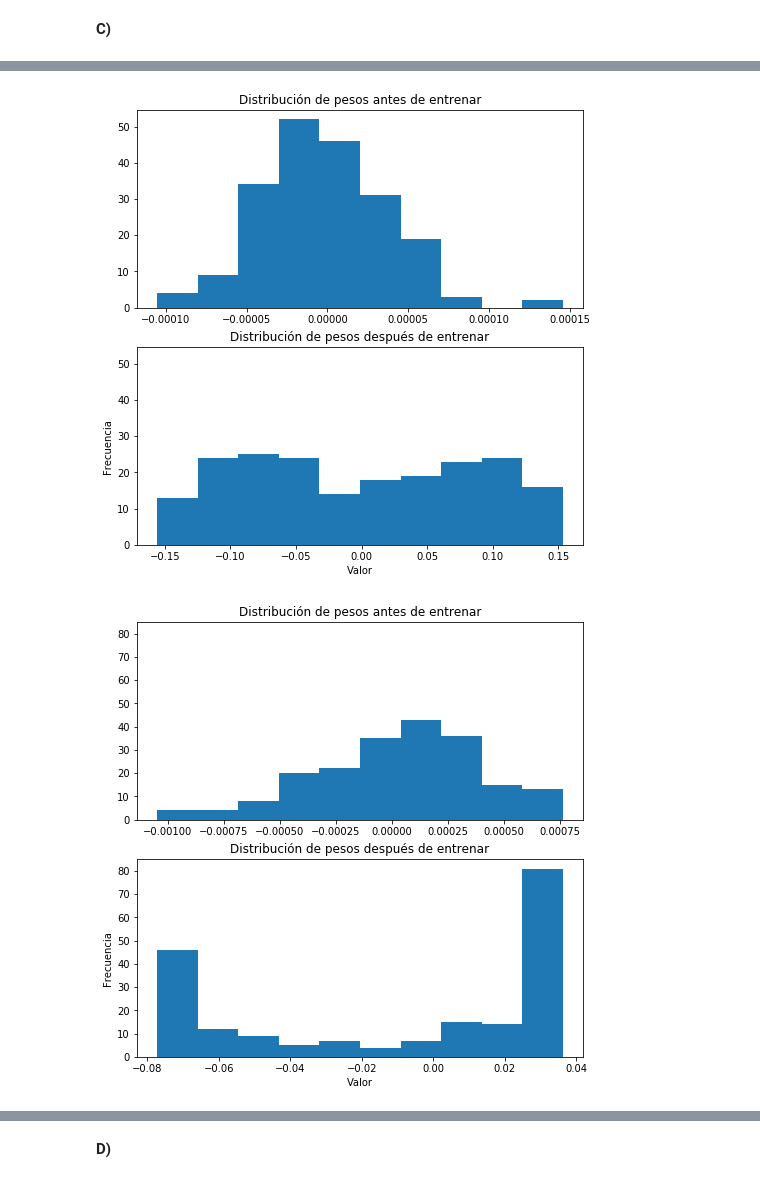
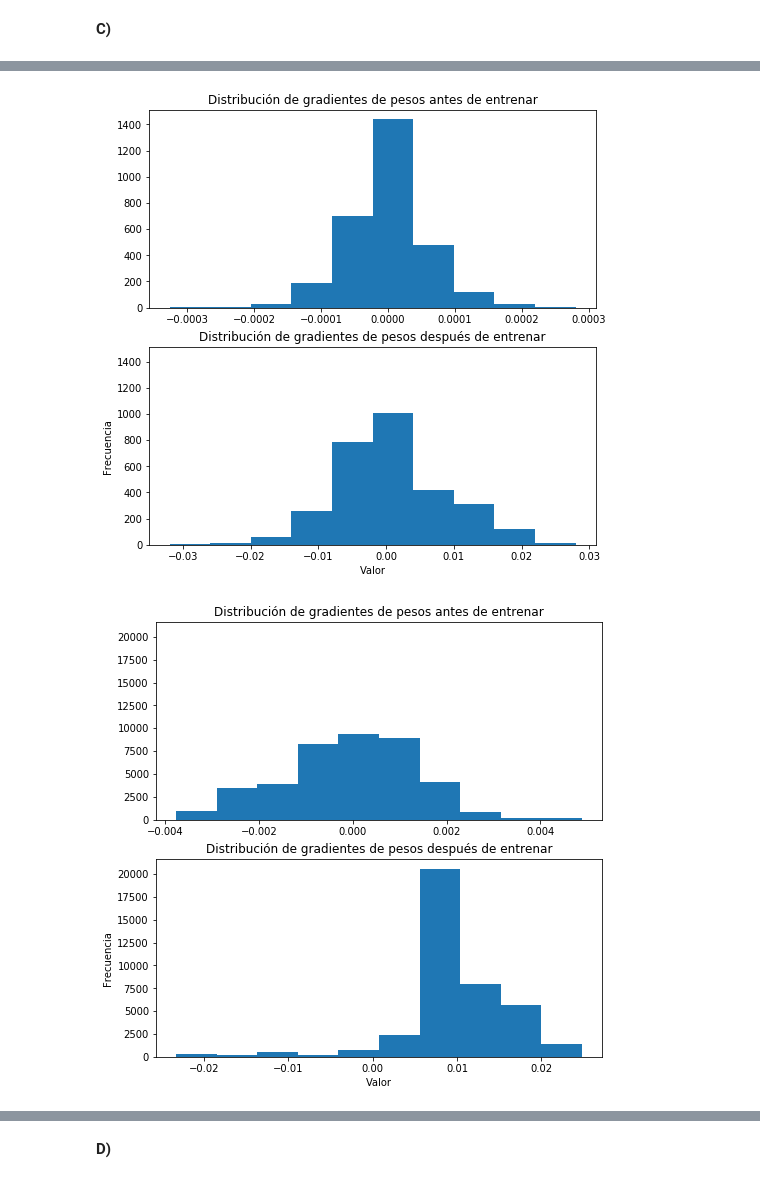
Before and after one commit to Caimapo/ANN, a Jupyter notebook: Tarea 1/Parte2.ipynb, the cells around one changed output, grey strips where cells are left out. Cells and saved outputs as stored; diff of their text form; code cells hidden in the pictures.

```diff
--- a/Tarea 1/Parte2.ipynb
+++ b/Tarea 1/Parte2.ipynb
@@ -102,13 +101,13 @@ gradients = K.gradients(loss1, listOfVariableTensors)
 sess1 = K.get_session()
 evaluated_gradients = sess1.run(gradients,feed_dict={model.input:X_train_scaled.as_matrix()})
 
+#evaluated_gradients = [gradient/len(y_train_scaled) for gradient in evaluated_gradients]
+pd.DataFrame(evaluated_gradients[0]).head()
+#obtener pesos antes del entrenamiento
+#loss_before = keras.losses.mean_squared_error(model_before.output,y_train_scaled)
+#listOfVariableTensors_before = model_before.trainable_weights
 
-evaluated_gradients = [gradient/len(y_train_scaled) for gradient in evaluated_gradients]
-#obtener pesos antes del entrenamiento
-loss_before = keras.losses.mean_squared_error(model_before.output,y_train_scaled)
-listOfVariableTensors_before = model_before.trainable_weights
-
-gradients_before = K.gradients(loss_before, listOfVariableTensors_before)
-sess_before = K.get_session()
-evaluated_gradients_before = sess_before.run(gradients_before,feed_dict={model_before.input:X_train_scaled.as_matrix()})
-evaluated_gradients_before = [gradient/len(y_train_scaled) for gradient in evaluated_gradients_before]
+#gradients_before = K.gradients(loss_before, listOfVariableTensors_before)
+#sess_before = K.get_session()
+#evaluated_gradients_before = sess_before.run(gradients_before,feed_dict={model_before.input:X_train_scaled.as_matrix()})
+#evaluated_gradients_before = [gradient/len(y_train_scaled) for gradient in evaluated_gradients_before]
@@ -115,12 +145,12 @@ evaluated_gradients_before = [gradient/len(y_train_scaled) for gradient in evalu
 # %%
 def tensor_of_gradients(model_before,model_after):
     #obtencion de pesos del modelo entrenado despues de 300 epochs
-    loss = keras.losses.mean_squared_error(model.output,y_train_scaled)
-    listOfVariableTensors = model.trainable_weights
+    loss = keras.losses.mean_squared_error(model_after.output,y_train_scaled)
+    listOfVariableTensors = model_after.trainable_weights
 
     gradients = K.gradients(loss, listOfVariableTensors)
     sess1 = K.get_session()
-    evaluated_gradients = sess1.run(gradients,feed_dict={model.input:X_train_scaled.as_matrix()})
+    evaluated_gradients = sess1.run(gradients,feed_dict={model_after.input:X_train_scaled.as_matrix()})
     evaluated_gradients = [gradient/len(y_train_scaled) for gradient in evaluated_gradients]
 
     #obtener pesos antes del entrenamiento
@@ -137,8 +167,8 @@ def plot_weight_before_and_after(evaluated_gradients_before,evaluated_gradients_
     plt.close('all')
     f, axarr = plt.subplots(2, sharey=True,figsize=(8,8))
 
-    axarr[0].set_title('Distribución de pesos antes de entrenar')
-    axarr[1].set_title('Distribución de pesos después de entrenar')
+    axarr[0].set_title('Distribución de gradientes de pesos antes de entrenar')
+    axarr[1].set_title('Distribución de gradientes de pesos después de entrenar')
 
     axarr[0].hist(evaluated_gradients_before)
     axarr[1].hist(evaluated_gradients_after)
@@ -169,13 +215,13 @@ model.add(Dense(200, input_dim=X_train_scaled.shape[1], kernel_initializer='unif
 model.add(Dense(200, kernel_initializer='uniform',activation='sigmoid'))
 model.add(Dense(200,  kernel_initializer='uniform',activation='sigmoid'))
 model.add(Dense(200, kernel_initializer='uniform',activation='sigmoid'))
-model.add(Dense(200, kernel_initializer='uniform',activation='sigmoid'))
+
 model.add(Dense(1, kernel_initializer='uniform',activation='linear'))
 sgd = SGD(lr=0.01)
 model.compile(optimizer=sgd,loss='mean_squared_error')
 
 model_before = keras.models.clone_model(model)
-with tf.device('/cpu:0'):
+with tf.device('/gpu:0'):
     history = model.fit(pd.DataFrame(X_train_scaled).as_matrix(), pd.DataFrame(y_train_scaled).as_matrix(), epochs = 300,
                 verbose=1, validation_data=(pd.DataFrame(X_test_scaled).as_matrix(), pd.DataFrame(y_test_scaled).as_matrix()))
 # %% [output]
@@ -199,8 +249,10 @@ Epoch 300/300
 # %%
 evaluated_gradients_before, evaluated_gradients = tensor_of_gradients(model_before,model)
-plot_weight_before_and_after(evaluated_gradients_before[1], evaluated_gradients[1])
-plot_weight_before_and_after(evaluated_gradients_before[3], evaluated_gradients[3])
-plot_weight_before_and_after(evaluated_gradients_before[5], evaluated_gradients[5])
+
+plot_weight_before_and_after(evaluated_gradients_before[0].flatten(), evaluated_gradients[0].flatten())
+plot_weight_before_and_after(evaluated_gradients_before[2].flatten(), evaluated_gradients[2].flatten())
+plot_weight_before_and_after(evaluated_gradients_before[4].flatten(), evaluated_gradients[4].flatten())
+plot_weight_before_and_after(evaluated_gradients_before[6].flatten(), evaluated_gradients[6].flatten())
 # %% [output]
-[figure, old version]
+[figure, new version]
-[figure, old version]
+[figure, new version]
```
Also changed, not shown: parts of 36 cells of this notebook, 1 other file.
